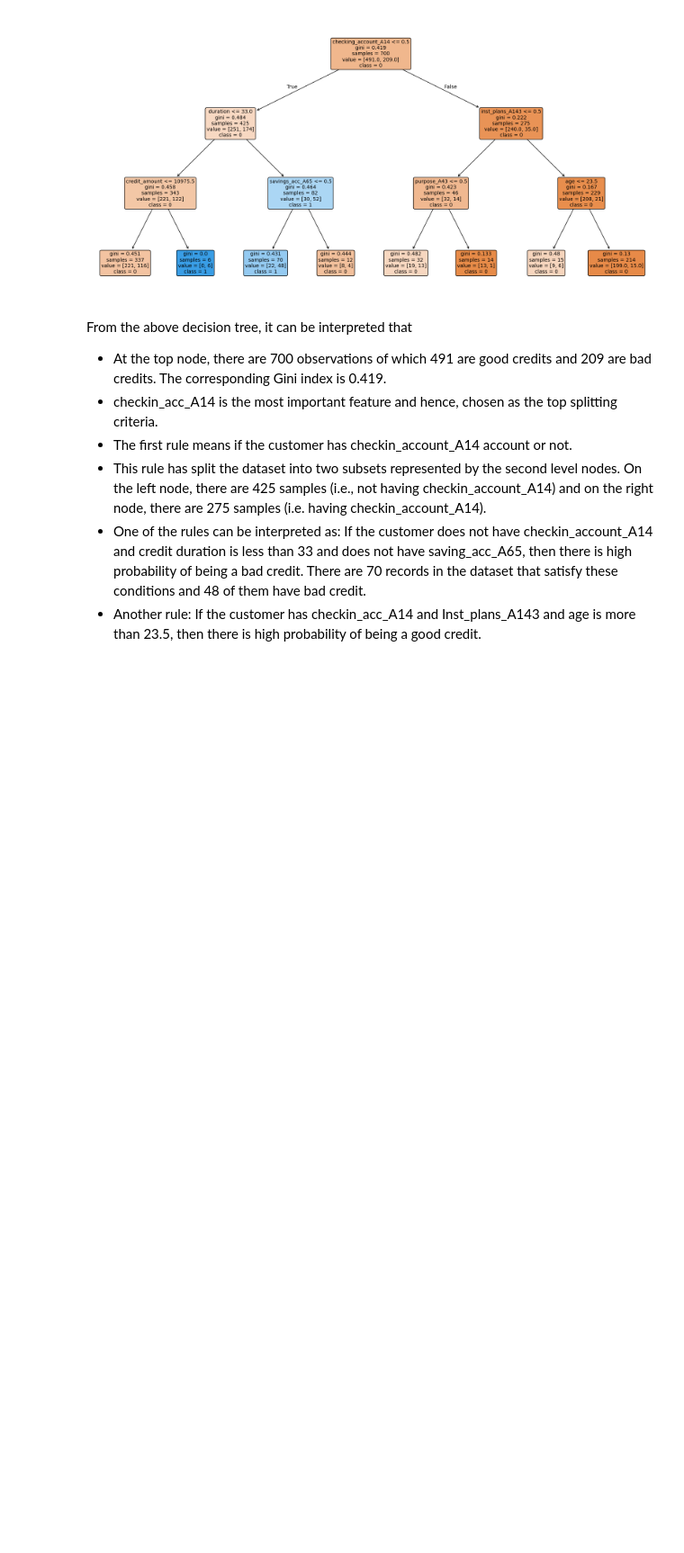
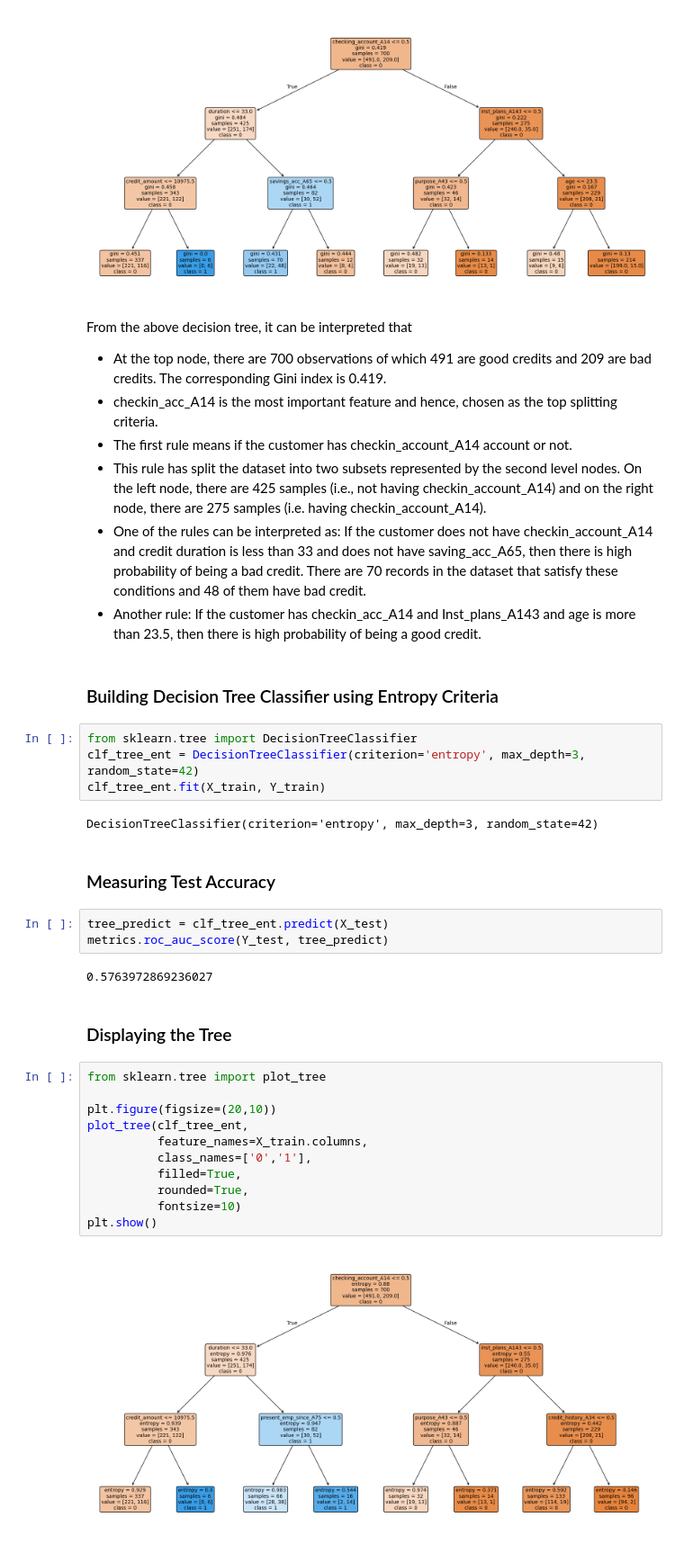
Before and after one commit to Anurag-Warthi/Data-Science-Machine-Learning, a Jupyter notebook: Data Science/03-Classification/Classification Tree.ipynb, the cells around one changed output. Shown at 90% size. Drawn from its saved outputs; the diff is of its cells as text; blank space fills up the shorter version.

```diff
--- a/Data Science/03-Classification/Classification Tree.ipynb
+++ b/Data Science/03-Classification/Classification Tree.ipynb
@@ -265,3 +265,33 @@ From the above decision tree, it can be interpreted that
 - This rule has split the dataset into two subsets represented by the second level nodes. On the left node, there are 425 samples (i.e., not having checkin_account_A14) and on the right node, there are 275 samples (i.e. having checkin_account_A14).
 - One of the rules can be interpreted as: If the customer does not have checkin_account_A14 and credit duration is less than 33 and does not have saving_acc_A65, then there is high probability of being a bad credit. There are 70 records in the dataset that satisfy these conditions and 48 of them have bad credit.
 - Another rule: If the customer has checkin_acc_A14 and Inst_plans_A143 and age is more than 23.5, then there is high probability of being a good credit.
+# %% [markdown]
+### Building Decision Tree Classifier using Entropy Criteria
+# %%
+from sklearn.tree import DecisionTreeClassifier
+clf_tree_ent = DecisionTreeClassifier(criterion='entropy', max_depth=3, random_state=42)
+clf_tree_ent.fit(X_train, Y_train)
+# %% [output]
+DecisionTreeClassifier(criterion='entropy', max_depth=3, random_state=42)
+# %% [markdown]
+### Measuring Test Accuracy
+# %%
+tree_predict = clf_tree_ent.predict(X_test)
+metrics.roc_auc_score(Y_test, tree_predict)
+# %% [output]
+0.5763972869236027
+# %% [markdown]
+### Displaying the Tree
+# %%
+from sklearn.tree import plot_tree
+
+plt.figure(figsize=(20,10))
+plot_tree(clf_tree_ent,
+          feature_names=X_train.columns,
+          class_names=['0','1'],
+          filled=True,
+          rounded=True,
+          fontsize=10)
+plt.show()
+# %% [output]
+[figure, added]
```
Also changed, not shown: parts of 1 cell of this notebook.
